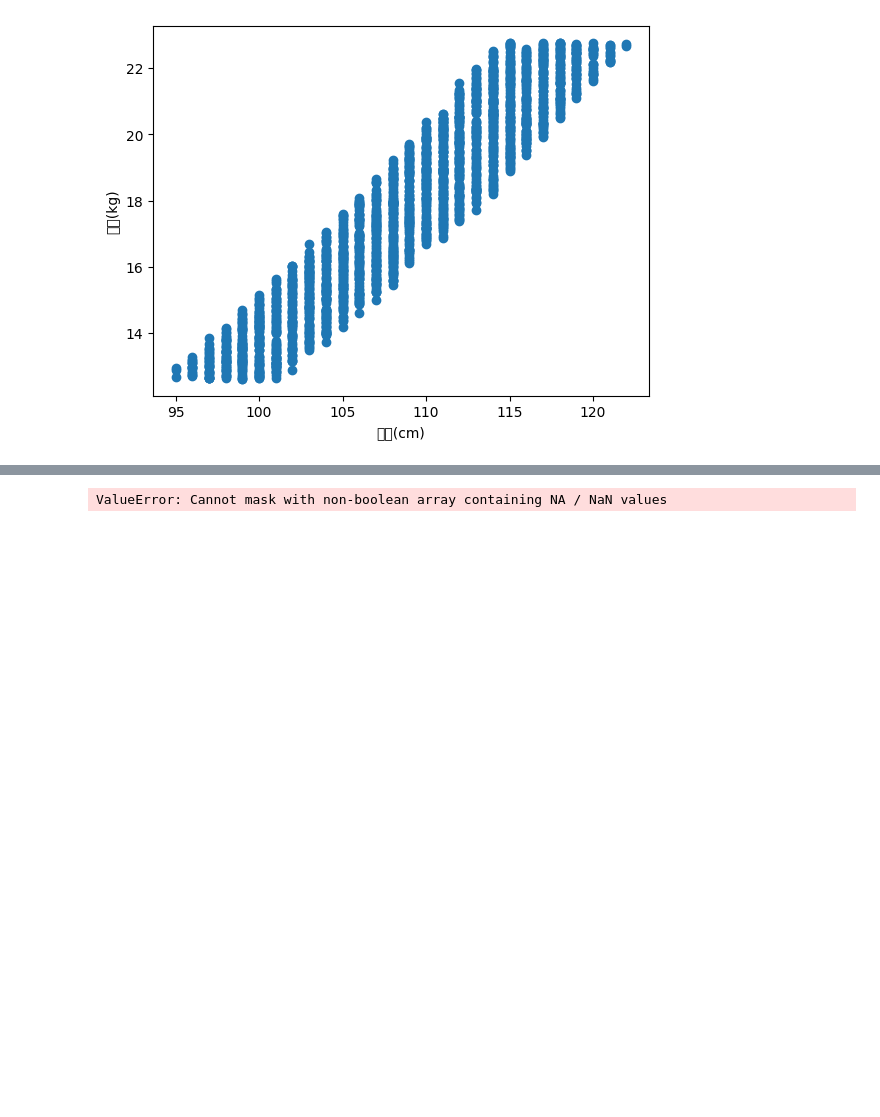
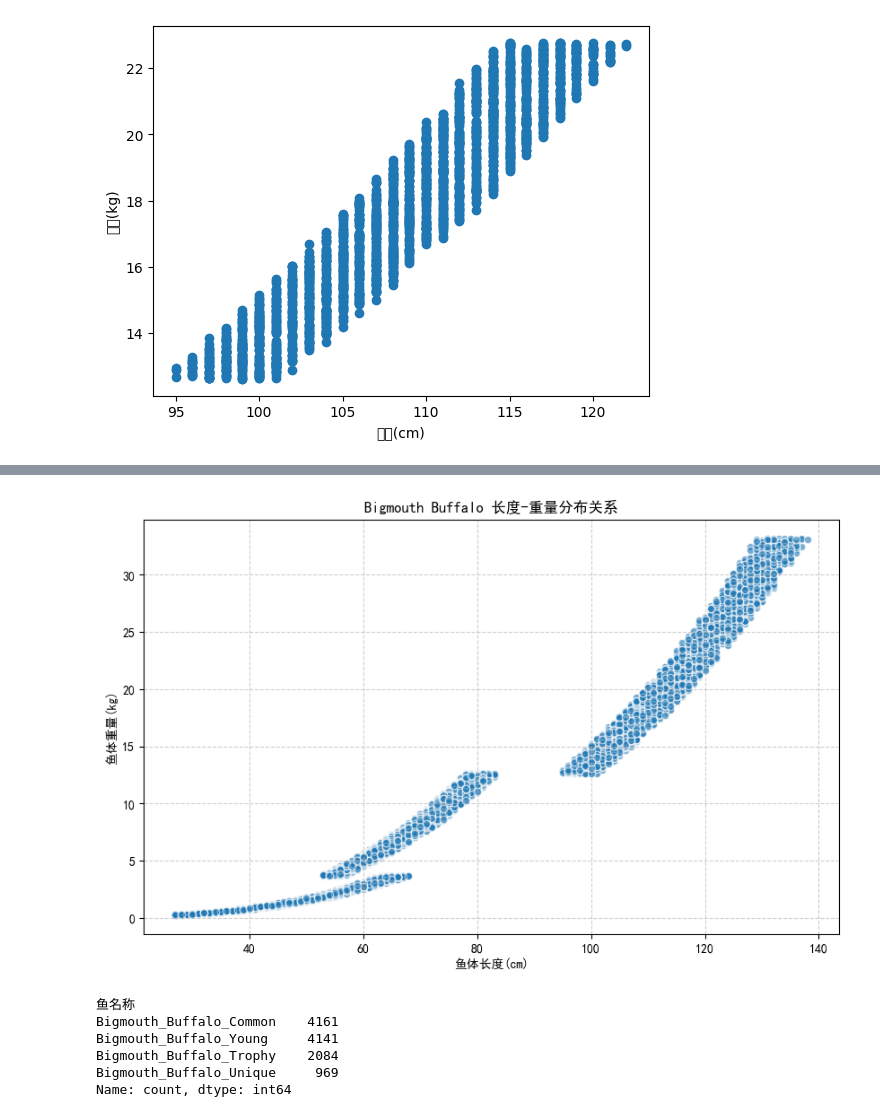
Before and after one commit to futouyiba/batchHitFishSim, a Jupyter notebook: weightDist.ipynb, the cells around one changed output, grey strips where cells are left out. Drawn from its saved outputs; the diff is of its cells as text; code cells hidden in the pictures; blank space fills up the shorter version.

```diff
--- a/weightDist.ipynb
+++ b/weightDist.ipynb
@@ -47,9 +47,41 @@ dfBuffaloTrophy.head()
 | 200107 | RoSeedsFloatMudBottom100-15 | 107 | 中鱼 | Bigmouth_Buffalo_Trophy | 16.516 | 109 | 1.565 | 1.565 | NaN | NaN | ... |
 | 200119 | RoSeedsFloatMudBottom100-15 | 119 | 中鱼 | Bigmouth_Buffalo_Trophy | 20.330 | 117 | 2.287 | 2.287 | NaN | NaN | ... |
 | 200201 | RoSeedsFloatMudBottom100-15 | 201 | 中鱼 | Bigmouth_Buffalo_Trophy | 15.040 | 104 | 2.349 | 2.349 | NaN | NaN | ... |
-# %%
-# 只分析 “鱼名称” 列 以 “Bigmouth_Buffalo” 开始的行
-# 添加na=False参数处理空值
-dfBigmouthBuffaloAll = df[df["鱼名称"].str.startswith("Bigmouth_Buffalo", na=False)]
-# %% [output]
-ValueError: Cannot mask with non-boolean array containing NA / NaN values
+# %%
+# 只分析 “鱼名称” 列 以 “Bigmouth_Buffalo” 开始的行
+# 添加na=False参数处理空值
+dfBigmouthBuffaloAll = df[df["鱼名称"].str.startswith("Bigmouth_Buffalo", na=False)]
+
+import matplotlib.pyplot as plt
+
+# 设置中文字体
+plt.rcParams['font.sans-serif'] = ['SimHei']  # Windows系统字体
+plt.rcParams['axes.unicode_minus'] = False  # 解决负号显示问题
+
+plt.figure(figsize=(10, 6))
+plt.scatter(dfBigmouthBuffaloAll['长度(cm)'],
+            dfBigmouthBuffaloAll['重量(kg)'],
+            alpha=0.6,
+            edgecolor='w')
+
+plt.xlabel('鱼体长度(cm)')
+plt.ylabel('鱼体重量(kg)')
+plt.title('Bigmouth Buffalo 长度-重量分布关系')
+plt.grid(True, linestyle='--', alpha=0.6)
+
+# 保存图片到当前目录
+plt.savefig('length_weight_correlation.png', dpi=300, bbox_inches='tight')
+plt.show()
+# %% [output]
+[figure, added]
+# %%
+# 对于dfBigmouthBuffaloAll中的“鱼名称”列，统计每个名称出现的次数，并按照出现次数从大到小排序
+import pandas as pd
+dfBigmouthBuffaloAll['鱼名称'].value_counts().sort_values(ascending=False)
+# %% [output]
+鱼名称
+Bigmouth_Buffalo_Common    4161
+Bigmouth_Buffalo_Young     4141
+Bigmouth_Buffalo_Trophy    2084
+Bigmouth_Buffalo_Unique     969
+Name: count, dtype: int64
```
Also changed, not shown: parts of 3 cells of this notebook, 8 other files.
